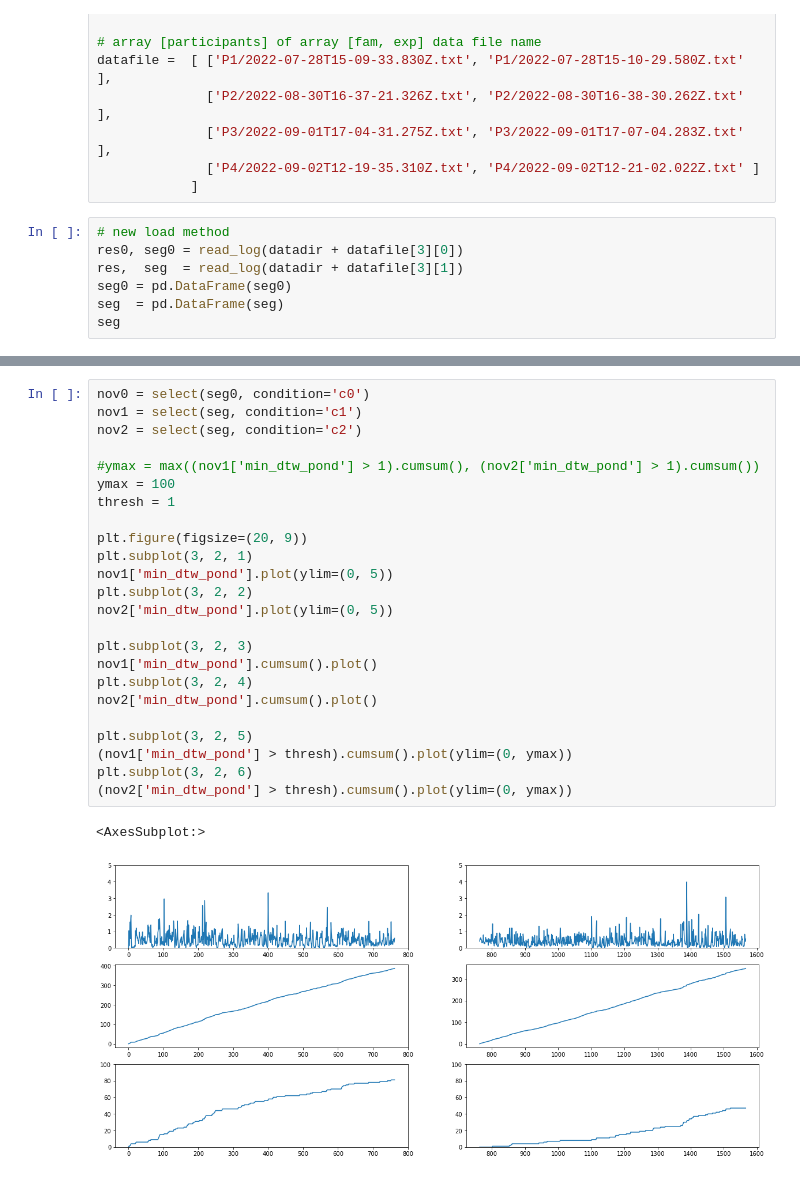
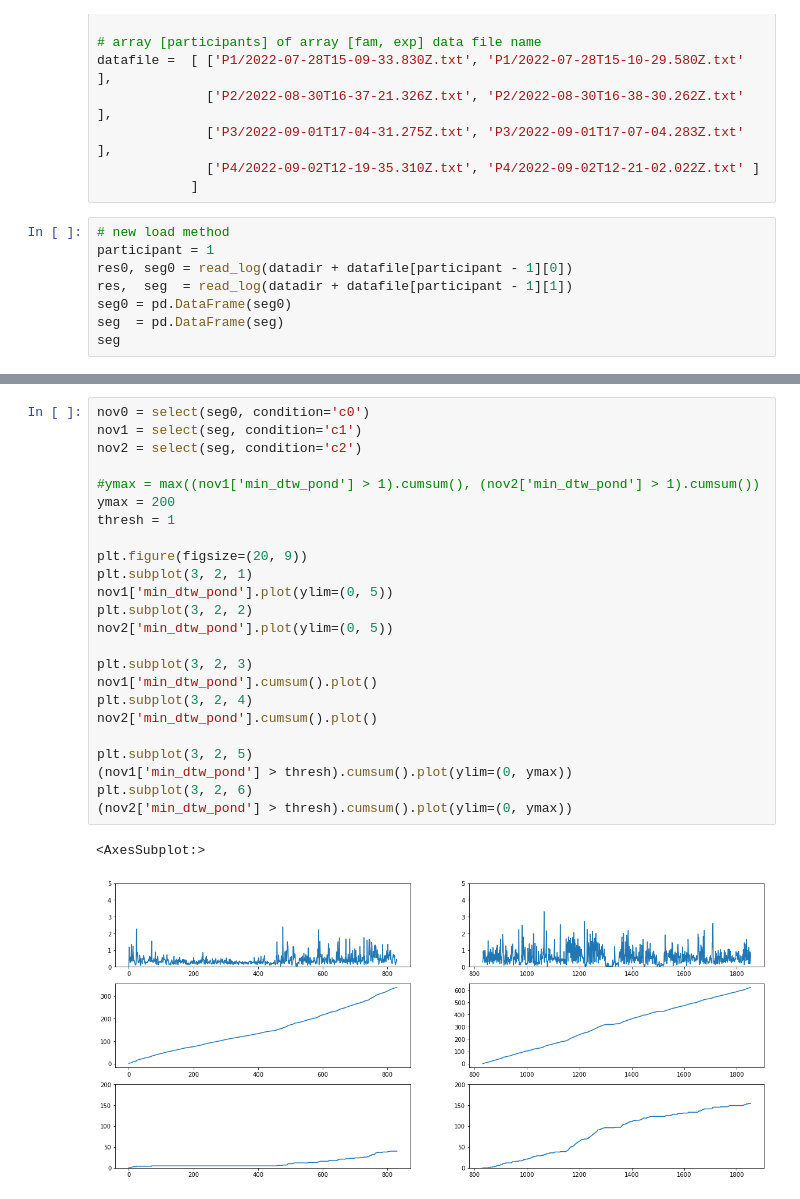
Before and after one commit to ircam-ismm/nime2022-elicitation-demo, a Jupyter notebook: notebooks/novelty_analysis.ipynb, the cells around one changed output, grey strips where cells are left out. Drawn from its saved outputs; the diff is of its cells as text.

Commit message:
participant choice

```diff
--- a/notebooks/novelty_analysis.ipynb
+++ b/notebooks/novelty_analysis.ipynb
@@ -13,8 +13,9 @@ datafile =  [ ['P1/2022-07-28T15-09-33.830Z.txt', 'P1/2022-07-28T15-10-29.580Z.t
             ]
 # %%
 # new load method
-res0, seg0 = read_log(datadir + datafile[3][0])
-res,  seg  = read_log(datadir + datafile[3][1])
+participant = 1
+res0, seg0 = read_log(datadir + datafile[participant - 1][0])
+res,  seg  = read_log(datadir + datafile[participant - 1][1])
 seg0 = pd.DataFrame(seg0)
 seg  = pd.DataFrame(seg)
 seg
@@ -40,30 +41,30 @@ seg
 # %%
 nov0 = select(seg0, condition='c0')
 nov1 = select(seg, condition='c1')
 nov2 = select(seg, condition='c2')
 
 #ymax = max((nov1['min_dtw_pond'] > 1).cumsum(), (nov2['min_dtw_pond'] > 1).cumsum())
-ymax = 100
+ymax = 200
 thresh = 1
 
 plt.figure(figsize=(20, 9))
 plt.subplot(3, 2, 1)
 nov1['min_dtw_pond'].plot(ylim=(0, 5))
 plt.subplot(3, 2, 2)
 nov2['min_dtw_pond'].plot(ylim=(0, 5))
 
 plt.subplot(3, 2, 3)
 nov1['min_dtw_pond'].cumsum().plot()
 plt.subplot(3, 2, 4)
 nov2['min_dtw_pond'].cumsum().plot()
 
 plt.subplot(3, 2, 5)
 (nov1['min_dtw_pond'] > thresh).cumsum().plot(ylim=(0, ymax))
 plt.subplot(3, 2, 6)
 (nov2['min_dtw_pond'] > thresh).cumsum().plot(ylim=(0, ymax))
 # %% [output]
 <AxesSubplot:>
-[figure, old version]
+[figure, new version]
 # %%
 plt.figure(figsize=(20, 3))
 plt.subplot(1, 3, 1)
```
Also changed, not shown: parts of 2 cells of this notebook.
